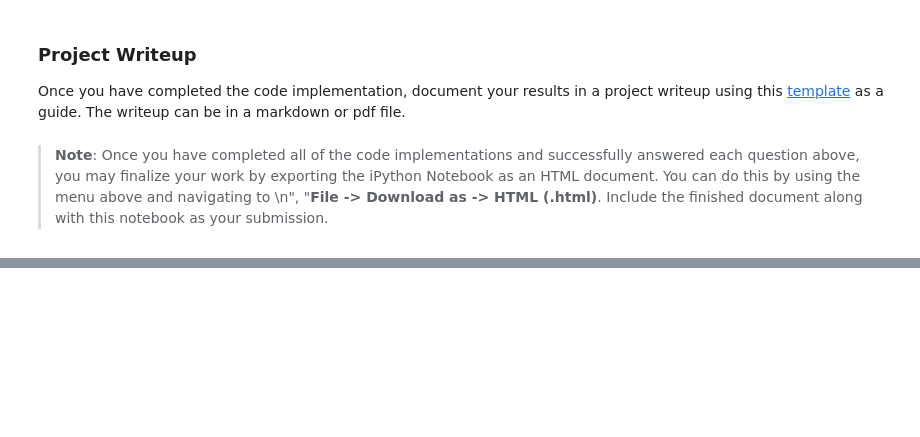
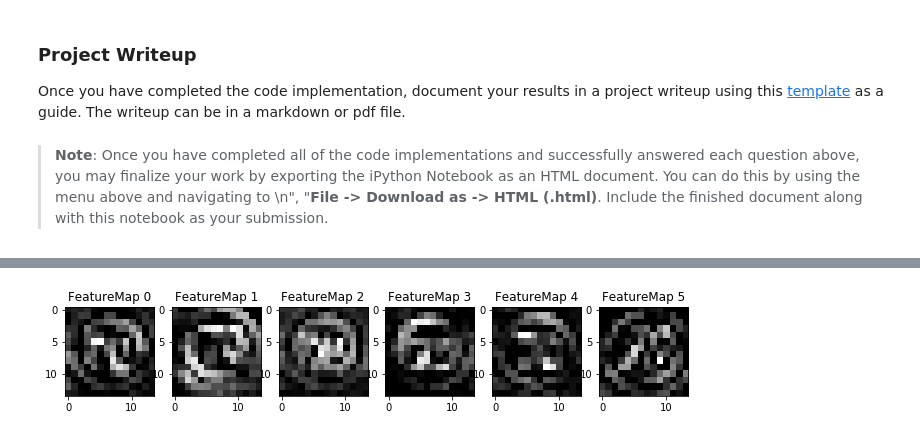
Before and after one commit to Quarke89/CarND-Traffic-Sign-Classifier-Project, a Jupyter notebook: Traffic_Sign_Classifier.ipynb, the cells around one changed output, grey strips where cells are left out. Saved outputs shown, nothing was run; the diff lists cells and outputs as text; code cells hidden in the pictures; blank space fills up the shorter version.

```diff
--- a/Traffic_Sign_Classifier.ipynb
+++ b/Traffic_Sign_Classifier.ipynb
@@ -579,11 +501,12 @@ y_test_web = np.array([11,13,4,33,22])
 X_test_web_norm = (X_test_web - 128.)/128.
 probs = tf.nn.softmax(logits)
 
-with tf.Session() as sess:
+sess = tf.Session()
+# with tf.Session() as sess:
 
-    sess.run(tf.global_variables_initializer())
-    saver = tf.train.import_meta_graph('./lenet.meta')
-    saver.restore(sess, './lenet')
+sess.run(tf.global_variables_initializer())
+saver = tf.train.import_meta_graph('./lenet.meta')
+saver.restore(sess, './lenet')
 
-    accuracy = sess.run(accuracy_operation, feed_dict={x: X_test_web_norm, y: y_test_web, keep_prob: 1.0})
-    output_prob = sess.run(probs, feed_dict={x: X_test_web_norm, keep_prob: 1.0})
+accuracy = sess.run(accuracy_operation, feed_dict={x: X_test_web_norm, y: y_test_web, keep_prob: 1.0})
+output_prob = sess.run(probs, feed_dict={x: X_test_web_norm, keep_prob: 1.0})
@@ -698,3 +643,7 @@ def outputFeatureMap(image_input, tf_activation, activation_min=-1, activation_m
             plt.imshow(activation[0,:,:, featuremap], interpolation="nearest", vmin=activation_min, cmap="gray")
         else:
             plt.imshow(activation[0,:,:, featuremap], interpolation="nearest", cmap="gray")
+# %%
+outputFeatureMap(X_test_web[2,:,:,:].reshape(1,32,32,1), conv1)
+# %% [output]
+[figure, added]
```
Also changed, not shown: parts of 15 cells of this notebook, 5 other files.
